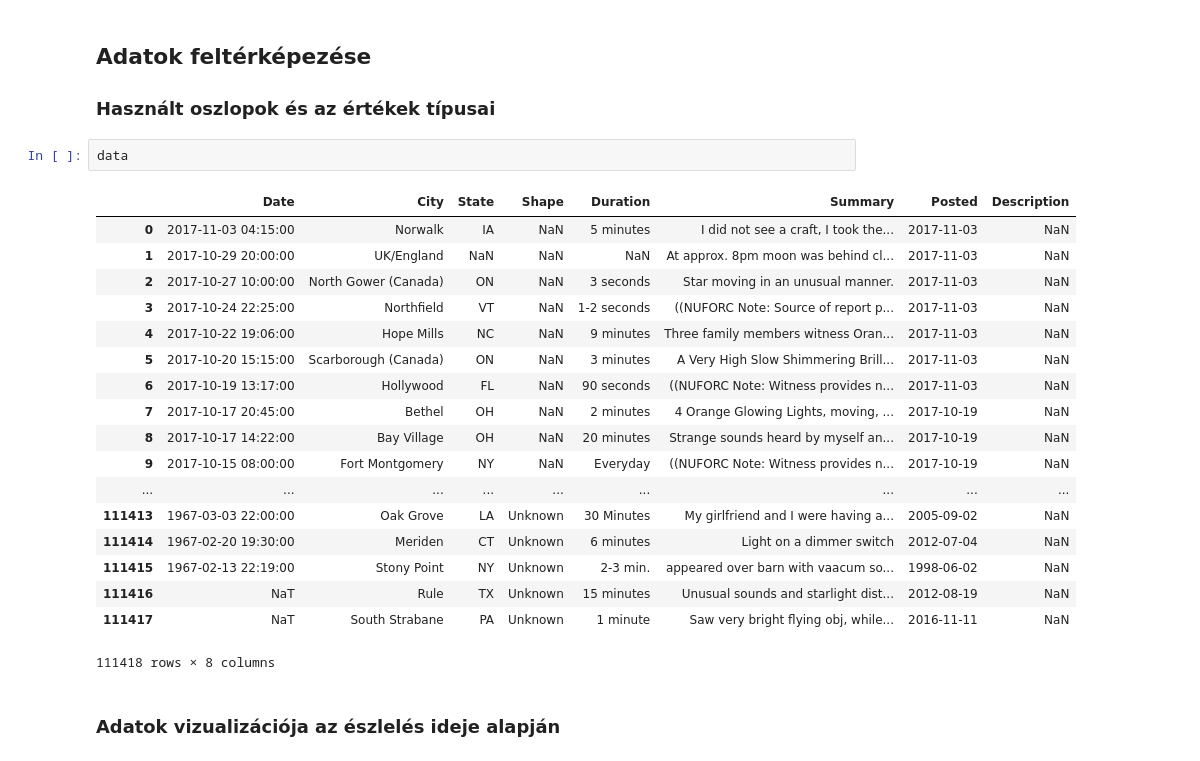
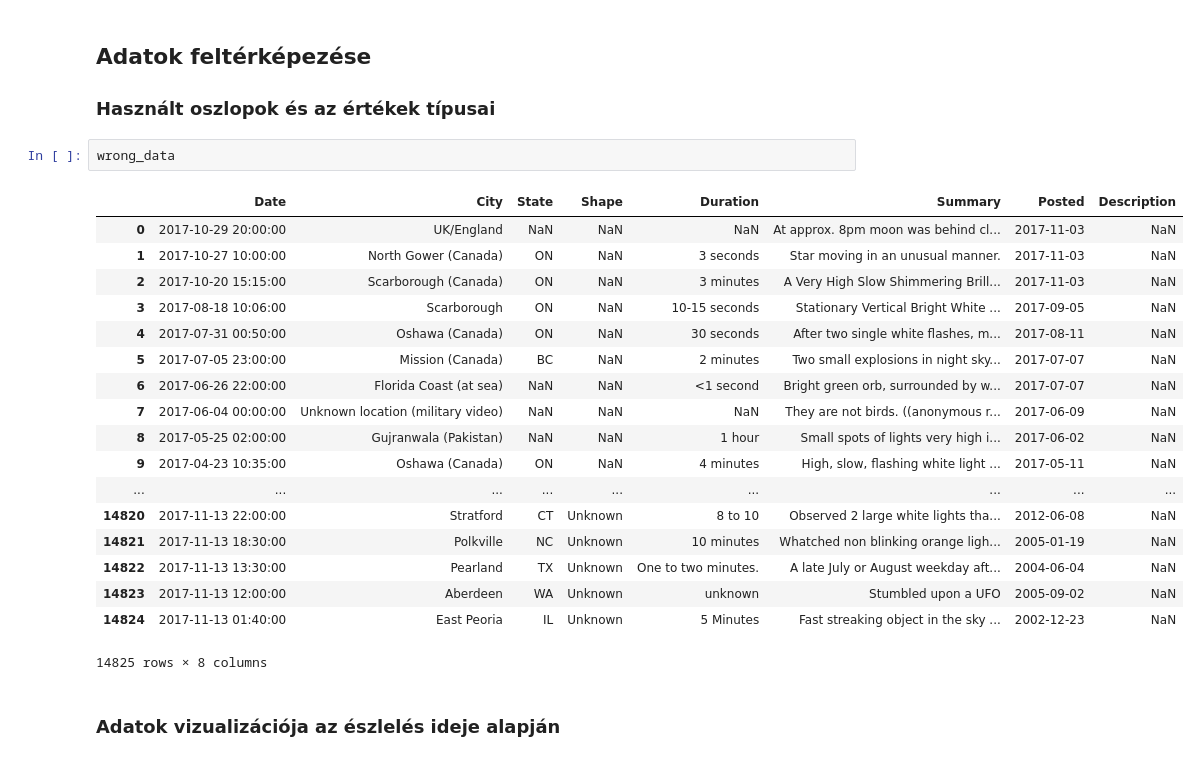
Before and after one commit to brabulla/Big-Data-UFO1-homework, a Jupyter notebook: UFO1 data analysis.ipynb, the cells around one changed output. Cells and saved outputs as stored; diff of their text form.

```diff
--- a/UFO1 data analysis.ipynb
+++ b/UFO1 data analysis.ipynb
@@ -61,27 +74,27 @@ Wrong data: 1705
 ## Adatok feltérképezése
 
 ### Használt oszlopok és az értékek típusai
-# %%
-data
-# %% [output]
-|  | Date | City | State | Shape | Duration | Summary | Posted | Description |
-| 0 | 2017-11-03 04:15:00 | Norwalk | IA | NaN | 5 minutes | I did not see a craft, I took the... | 2017-11-03 | NaN |
-| 1 | 2017-10-29 20:00:00 | UK/England | NaN | NaN | NaN | At approx. 8pm moon was behind cl... | 2017-11-03 | NaN |
-| 2 | 2017-10-27 10:00:00 | North Gower (Canada) | ON | NaN | 3 seconds | Star moving in an unusual manner. | 2017-11-03 | NaN |
-| 3 | 2017-10-24 22:25:00 | Northfield | VT | NaN | 1-2 seconds | ((NUFORC Note: Source of report p... | 2017-11-03 | NaN |
-| 4 | 2017-10-22 19:06:00 | Hope Mills | NC | NaN | 9 minutes | Three family members witness Oran... | 2017-11-03 | NaN |
-| 5 | 2017-10-20 15:15:00 | Scarborough (Canada) | ON | NaN | 3 minutes | A Very High Slow Shimmering Brill... | 2017-11-03 | NaN |
-| 6 | 2017-10-19 13:17:00 | Hollywood | FL | NaN | 90 seconds | ((NUFORC Note: Witness provides n... | 2017-11-03 | NaN |
-| 7 | 2017-10-17 20:45:00 | Bethel | OH | NaN | 2 minutes | 4 Orange Glowing Lights, moving, ... | 2017-10-19 | NaN |
-| 8 | 2017-10-17 14:22:00 | Bay Village | OH | NaN | 20 minutes | Strange sounds heard by myself an... | 2017-10-19 | NaN |
-| 9 | 2017-10-15 08:00:00 | Fort Montgomery | NY | NaN | Everyday | ((NUFORC Note: Witness provides n... | 2017-10-19 | NaN |
-| ... | ... | ... | ... | ... | ... | ... | ... | ... |
-| 111413 | 1967-03-03 22:00:00 | Oak Grove | LA | Unknown | 30 Minutes | My girlfriend and I were having a... | 2005-09-02 | NaN |
-| 111414 | 1967-02-20 19:30:00 | Meriden | CT | Unknown | 6 minutes | Light on a dimmer switch | 2012-07-04 | NaN |
-| 111415 | 1967-02-13 22:19:00 | Stony Point | NY | Unknown | 2-3 min. | appeared over barn with vaacum so... | 1998-06-02 | NaN |
-| 111416 | NaT | Rule | TX | Unknown | 15 minutes | Unusual sounds and starlight dist... | 2012-08-19 | NaN |
-| 111417 | NaT | South Strabane | PA | Unknown | 1 minute | Saw very bright flying obj, while... | 2016-11-11 | NaN |
-111418 rows × 8 columns
+# %%
+wrong_data
+# %% [output]
+|  | Date | City | State | Shape | Duration | Summary | Posted | Description |
+| 0 | 2017-10-29 20:00:00 | UK/England | NaN | NaN | NaN | At approx. 8pm moon was behind cl... | 2017-11-03 | NaN |
+| 1 | 2017-10-27 10:00:00 | North Gower (Canada) | ON | NaN | 3 seconds | Star moving in an unusual manner. | 2017-11-03 | NaN |
+| 2 | 2017-10-20 15:15:00 | Scarborough (Canada) | ON | NaN | 3 minutes | A Very High Slow Shimmering Brill... | 2017-11-03 | NaN |
+| 3 | 2017-08-18 10:06:00 | Scarborough | ON | NaN | 10-15 seconds | Stationary Vertical Bright White ... | 2017-09-05 | NaN |
+| 4 | 2017-07-31 00:50:00 | Oshawa (Canada) | ON | NaN | 30 seconds | After two single white flashes, m... | 2017-08-11 | NaN |
+| 5 | 2017-07-05 23:00:00 | Mission (Canada) | BC | NaN | 2 minutes | Two small explosions in night sky... | 2017-07-07 | NaN |
+| 6 | 2017-06-26 22:00:00 | Florida Coast (at sea) | NaN | NaN | <1 second | Bright green orb, surrounded by w... | 2017-07-07 | NaN |
+| 7 | 2017-06-04 00:00:00 | Unknown location (military video) | NaN | NaN | NaN | They are not birds. ((anonymous r... | 2017-06-09 | NaN |
+| 8 | 2017-05-25 02:00:00 | Gujranwala (Pakistan) | NaN | NaN | 1 hour | Small spots of lights very high i... | 2017-06-02 | NaN |
+| 9 | 2017-04-23 10:35:00 | Oshawa (Canada) | ON | NaN | 4 minutes | High, slow, flashing white light ... | 2017-05-11 | NaN |
+| ... | ... | ... | ... | ... | ... | ... | ... | ... |
+| 14820 | 2017-11-13 22:00:00 | Stratford | CT | Unknown | 8 to 10 | Observed 2 large white lights tha... | 2012-06-08 | NaN |
+| 14821 | 2017-11-13 18:30:00 | Polkville | NC | Unknown | 10 minutes | Whatched non blinking orange ligh... | 2005-01-19 | NaN |
+| 14822 | 2017-11-13 13:30:00 | Pearland | TX | Unknown | One to two minutes. | A late July or August weekday aft... | 2004-06-04 | NaN |
+| 14823 | 2017-11-13 12:00:00 | Aberdeen | WA | Unknown | unknown | Stumbled upon a UFO | 2005-09-02 | NaN |
+| 14824 | 2017-11-13 01:40:00 | East Peoria | IL | Unknown | 5 Minutes | Fast streaking object in the sky ... | 2002-12-23 | NaN |
+14825 rows × 8 columns
 # %% [markdown]
 ### Adatok vizualizációja az észlelés ideje alapján
 # %%
```
Also changed, not shown: parts of 3 cells of this notebook.
